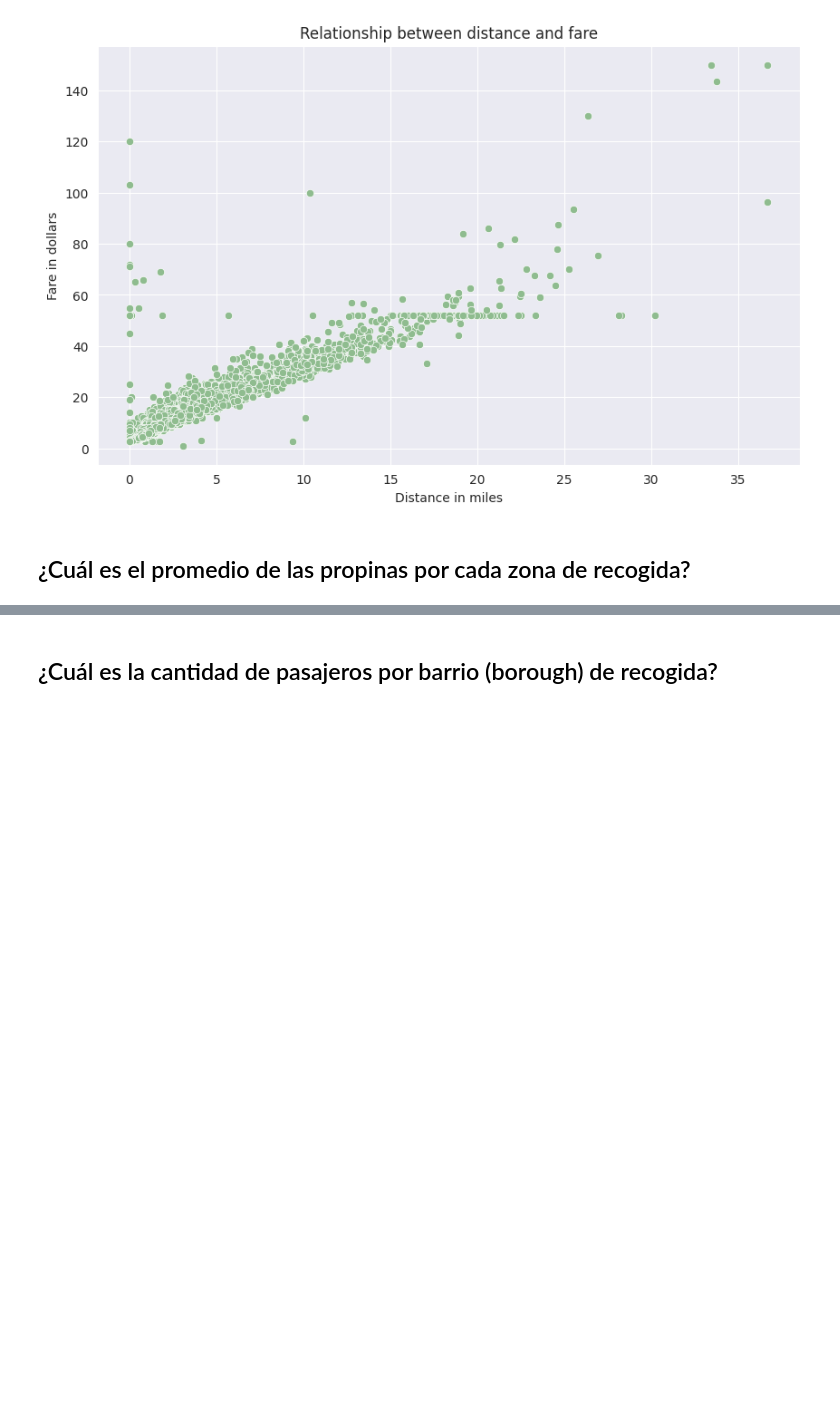
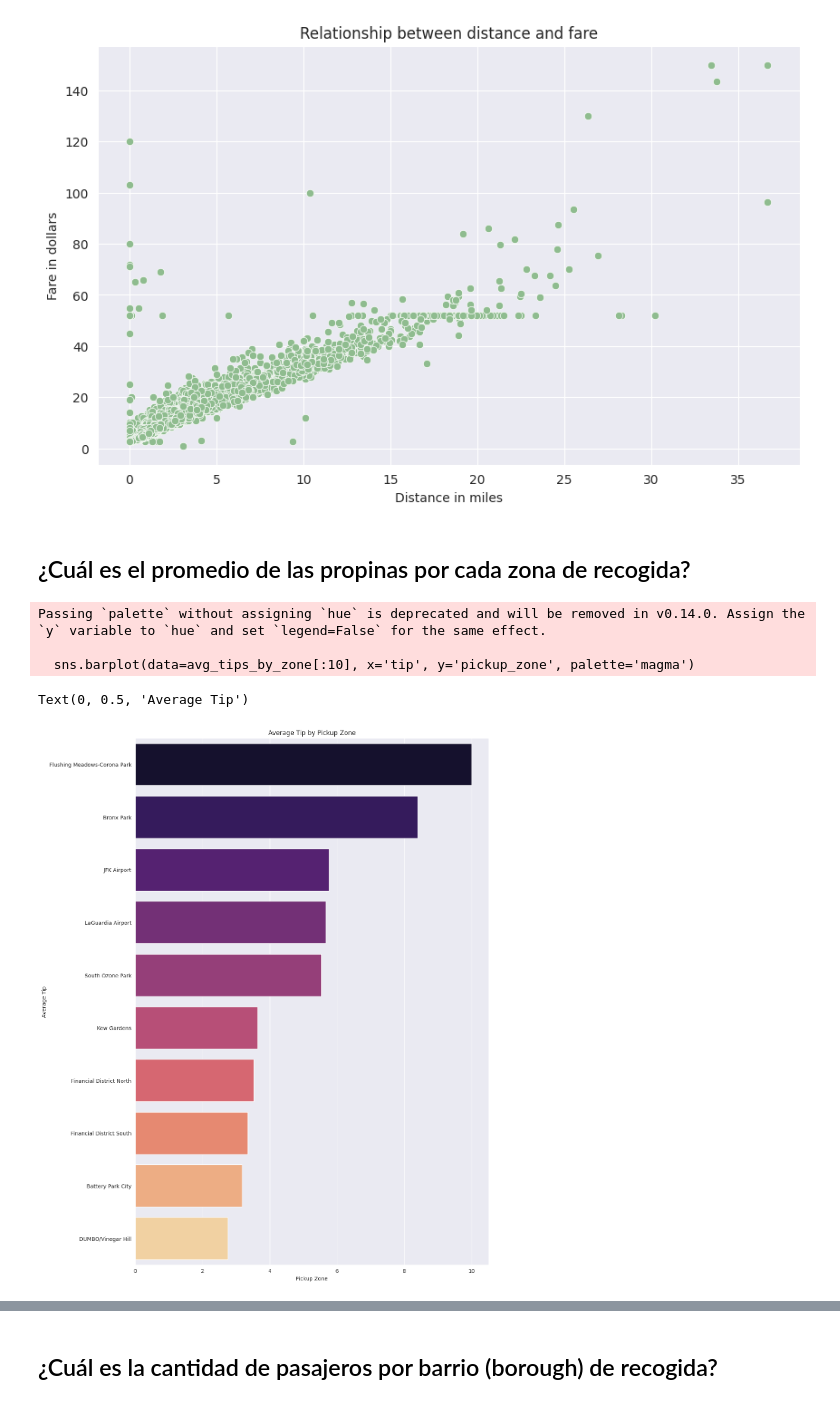
Before and after one commit to MarinaHolland/Python-Intro-for-Data-Science-at-CodeSpace, a Jupyter notebook: Notebooks/Lesson IV - Matplotlib and Seaborn.ipynb, the cells around one changed output, grey strips where cells are left out. Saved outputs shown, nothing was run; the diff lists cells and outputs as text; code cells hidden in the pictures; blank space fills up the shorter version.

```diff
--- a/Notebooks/Lesson IV - Matplotlib and Seaborn.ipynb
+++ b/Notebooks/Lesson IV - Matplotlib and Seaborn.ipynb
@@ -482,3 +486,23 @@ Text(0, 0.5, 'Fare in dollars')
 [figure]
 # %% [markdown]
 ## ¿Cuál es el promedio de las propinas por cada zona de recogida?
+# %%
+# Agrupar por zona de recogida y calcular el promedio de propinas
+# Using group by to group each tip by pickup_zone
+avg_tips_by_zone = taxis_df.groupby(by='pickup_zone').tip.mean().to_frame().sort_values(by='tip', ascending = False)
+
+# Visualizar los datos
+plt.figure(figsize=(12, 18))
+
+sns.barplot(data=avg_tips_by_zone[:10], x='tip', y='pickup_zone', palette='magma')
+
+
+plt.title('Average Tip by Pickup Zone')
+plt.xlabel('Pickup Zone')
+plt.ylabel('Average Tip')
+# %% [output]
+Passing `palette` without assigning `hue` is deprecated and will be removed in v0.14.0. Assign the `y` variable to `hue` and set `legend=False` for the same effect.
+
+  sns.barplot(data=avg_tips_by_zone[:10], x='tip', y='pickup_zone', palette='magma')
+Text(0, 0.5, 'Average Tip')
+[figure, added]
```
Also changed, not shown: parts of 13 cells of this notebook.
